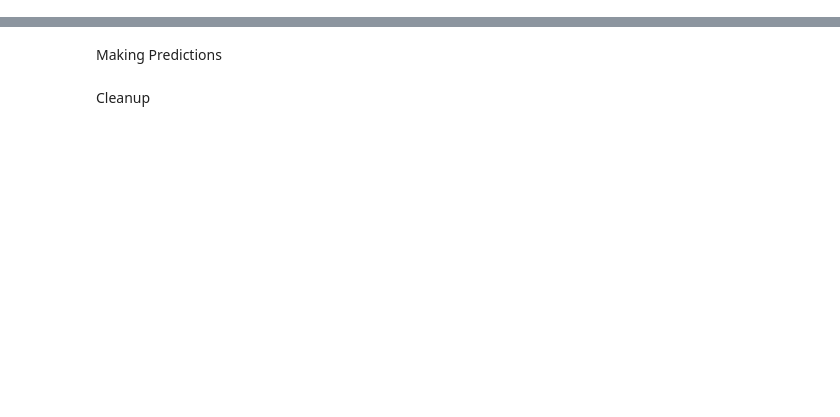
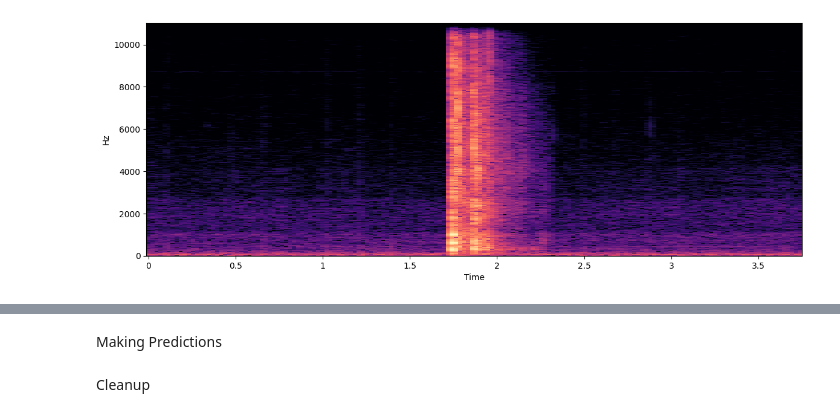
Before and after one commit to BerkeleyExpertSystemTechnologiesLab/noisedetection, a Jupyter notebook: spectrogram_model.ipynb, the cells around one changed output, grey strips where cells are left out. Drawn from its saved outputs; the diff is of its cells as text; code cells hidden in the pictures; blank space fills up the shorter version.

```diff
--- a/spectrogram_model.ipynb
+++ b/spectrogram_model.ipynb
@@ -0,0 +151,3 @@
+# %%
+test_path = '/content/drive/MyDrive/Tensegrity Gunshot Detection/Detection_Model/Sound_Data/Gunshots_From_Different_Angles_two/glock_oneshot1.wav'
+Audio(filename=test_path)
@@ -0,0 +156,11 @@
+# %%
+def view_spectogram(file_path):
+  x, sr = librosa.load(file_path)
+  X = librosa.stft(x)
+  Xdb = librosa.amplitude_to_db(abs(X))
+  plt.figure(figsize=(14, 5))
+  librosa.display.specshow(Xdb, sr=sr, x_axis='time', y_axis='hz')
+
+view_spectogram(test_path)
+# %% [output]
+[figure, added]
```
Also changed, not shown: parts of 42 cells of this notebook, 3 other files.
